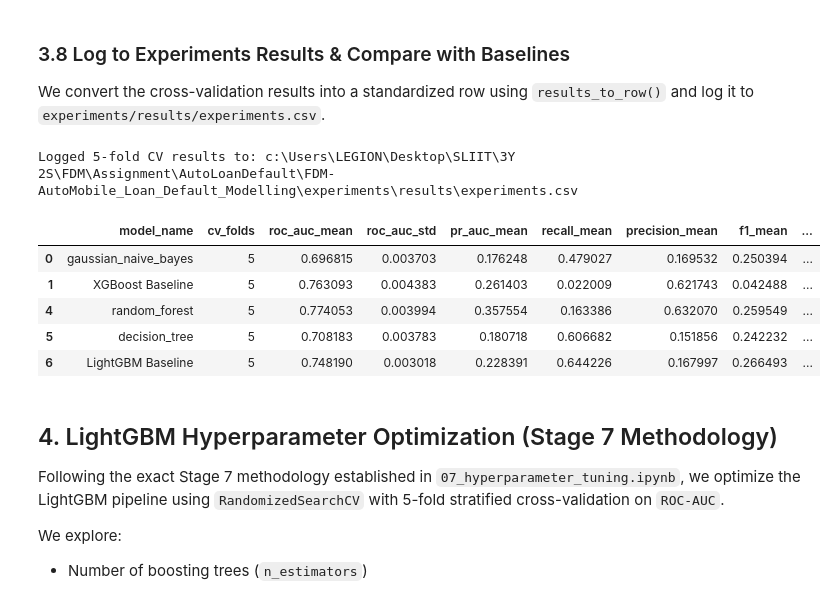
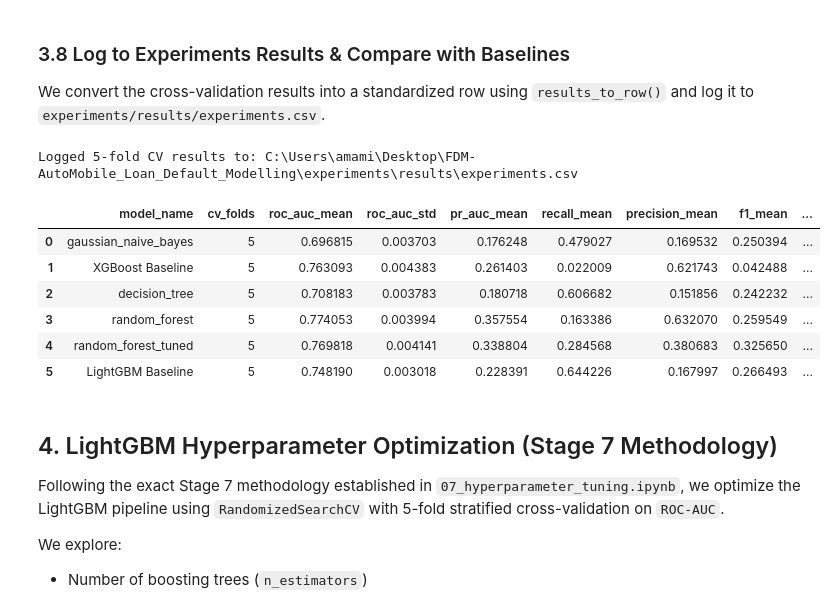
Before and after one commit to Pasiya990/FDM-AutoMobile_Loan_Default_Modelling, a Jupyter notebook: notebooks/lightgbm.ipynb, the cells around one changed output. Drawn from its saved outputs; the diff is of its cells as text; code cells hidden in the pictures.

```diff
--- a/notebooks/lightgbm.ipynb
+++ b/notebooks/lightgbm.ipynb
@@ -227,35 +220,27 @@ for key, value in lgbm_cv_results.items():
 
 We convert the cross-validation results into a standardized row using `results_to_row()` and log it to `experiments/results/experiments.csv`.
 # %%
-# Convert CV results to a DataFrame row
-lgbm_cv_row = results_to_row(lgbm_cv_results)
+from src.evaluation.metrics import log_result_to_csv
 
 # Path to experiments CSV log
-experiments_path = os.path.join(project_root, "experiments", "results", "experiments.csv") if os.path.exists(os.path.join(project_root, "experiments", "results", "experiments.csv")) else "experiments/results/experiments.csv"
+experiments_path = os.path.join(project_root, "experiments", "results", "experiments.csv")
 
-# Append or update the experiment log
-if os.path.exists(experiments_path):
-    all_results = pd.read_csv(experiments_path)
-    all_results = all_results[all_results["model_name"] != "LightGBM Baseline"]
-    updated_results = pd.concat([all_results, lgbm_cv_row], ignore_index=True)
-else:
-    updated_results = lgbm_cv_row
-
-# Save updated experiments log
-updated_results.to_csv(experiments_path, index=False)
+# Replace any existing LightGBM Baseline row, keep every other model's row
+updated_results = log_result_to_csv(lgbm_cv_results, experiments_path)
 print(f"Logged 5-fold CV results to: {experiments_path}\n")
 
 # Display comparison across all evaluated models
 display_cols = ["model_name", "cv_folds", "roc_auc_mean", "roc_auc_std", "pr_auc_mean", "recall_mean", "precision_mean", "f1_mean", "fit_seconds"]
-updated_results[display_cols].drop_duplicates(subset=["model_name"], keep="last")
+updated_results[display_cols]
 # %% [output]
-Logged 5-fold CV results to: c:\Users\LEGION\Desktop\SLIIT\3Y 2S\FDM\Assignment\AutoLoanDefault\FDM-AutoMobile_Loan_Default_Modelling\experiments\results\experiments.csv
+Logged 5-fold CV results to: C:\Users\amami\Desktop\FDM-AutoMobile_Loan_Default_Modelling\experiments\results\experiments.csv
 |  | model_name | cv_folds | roc_auc_mean | roc_auc_std | pr_auc_mean | recall_mean | precision_mean | f1_mean | ... |
 | 0 | gaussian_naive_bayes | 5 | 0.696815 | 0.003703 | 0.176248 | 0.479027 | 0.169532 | 0.250394 | ... |
 | 1 | XGBoost Baseline | 5 | 0.763093 | 0.004383 | 0.261403 | 0.022009 | 0.621743 | 0.042488 | ... |
-| 4 | random_forest | 5 | 0.774053 | 0.003994 | 0.357554 | 0.163386 | 0.632070 | 0.259549 | ... |
-| 5 | decision_tree | 5 | 0.708183 | 0.003783 | 0.180718 | 0.606682 | 0.151856 | 0.242232 | ... |
-| 6 | LightGBM Baseline | 5 | 0.748190 | 0.003018 | 0.228391 | 0.644226 | 0.167997 | 0.266493 | ... |
+| 2 | decision_tree | 5 | 0.708183 | 0.003783 | 0.180718 | 0.606682 | 0.151856 | 0.242232 | ... |
+| 3 | random_forest | 5 | 0.774053 | 0.003994 | 0.357554 | 0.163386 | 0.632070 | 0.259549 | ... |
+| 4 | random_forest_tuned | 5 | 0.769818 | 0.004141 | 0.338804 | 0.284568 | 0.380683 | 0.325650 | ... |
+| 5 | LightGBM Baseline | 5 | 0.748190 | 0.003018 | 0.228391 | 0.644226 | 0.167997 | 0.266493 | ... |
 # %% [markdown]
 ## 4. LightGBM Hyperparameter Optimization (Stage 7 Methodology)
 
```
Also changed, not shown: parts of 18 cells of this notebook, 14 other files.
